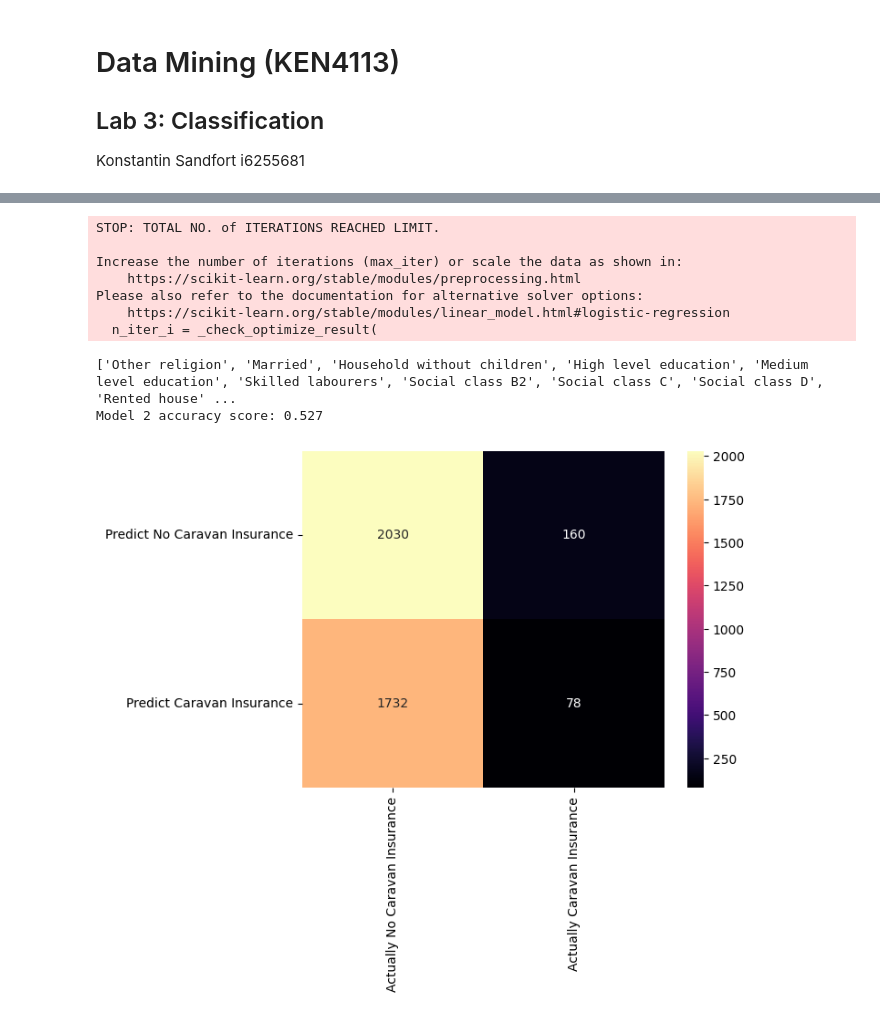
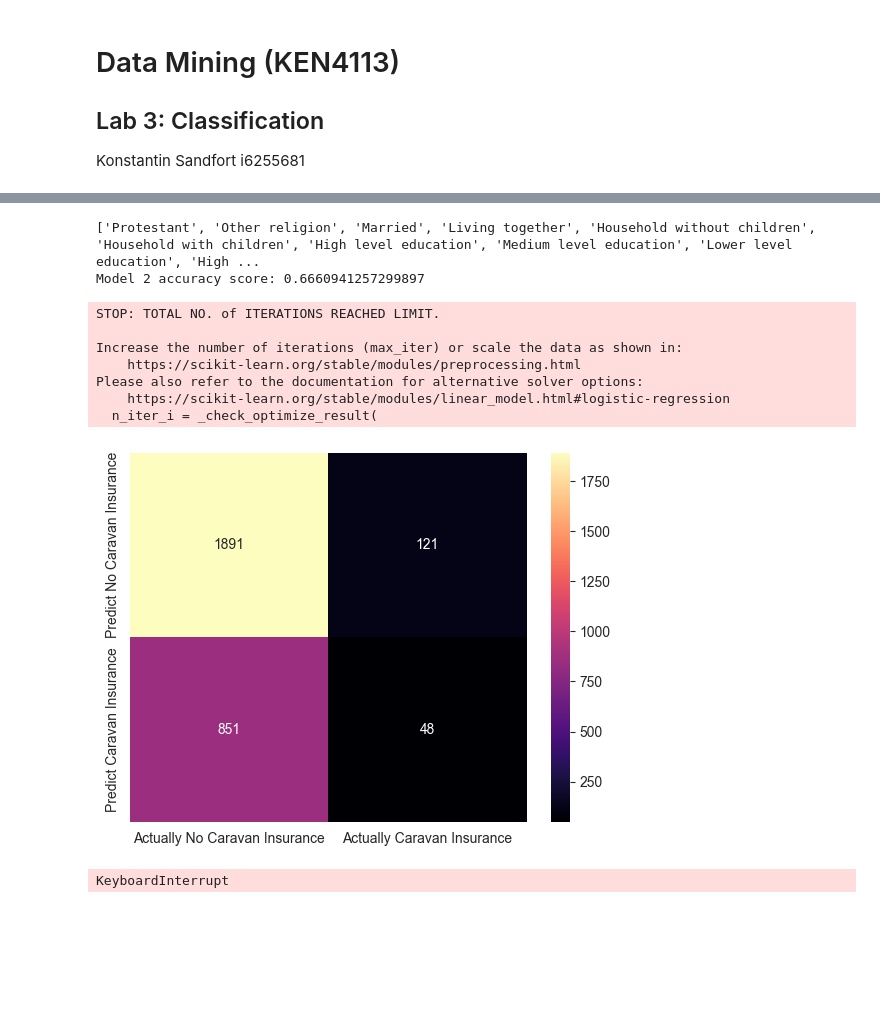
Before and after one commit to KSandfort/data_mining_course, a Jupyter notebook: lab3/lab3.ipynb, the cells around one changed output, grey strips where cells are left out. Cells and saved outputs as stored; diff of their text form; code cells hidden in the pictures; blank space fills up the shorter version.

```diff
--- a/lab3/lab3.ipynb
+++ b/lab3/lab3.ipynb
@@ -20,15 +25,9 @@ from sklearn.linear_model import LogisticRegression
 # Import data
 
 # Training Data
-data_train = pd.read_csv('caravan.csv')
-y_train = data_train.iloc[:, -1]
-data_train = data_train.drop(columns=['CARAVAN POLICY'])
-
-# Test Data
-data_test = pd.read_csv('caravanTest.csv')
-y_test = data_test.iloc[:, -1]
-
-data_test = data_test.drop(columns=['CARAVAN POLICY'])
+X = pd.read_csv('caravan.csv')
+y = X.iloc[:, -1]
+X = X.drop(columns=['CARAVAN POLICY'])
 
 pd.set_option('display.max_columns', None)
 # %%
@@ -43,15 +42,11 @@ def ohe(df, col_name, label):
                           drop_first=False)
     return cols
 
-data_train_ohe = ohe(data_train, 'Customer Subtype', 'l0')
-data_train_ohe = ohe(data_train_ohe, 'Customer main type', 'l2')
-
-data_test_ohe = ohe(data_test, 'Customer Subtype', 'l0')
-data_test_ohe = ohe(data_test_ohe, 'Customer main type', 'l2')
+X_ohe = ohe(X, 'Customer Subtype', 'l0')
+X_ohe = ohe(X_ohe, 'Customer main type', 'l2')
 
 # Standardize data (scaling and centering)
-data_train_ohe = preprocessing.StandardScaler().fit_transform(data_train_ohe)
-data_test_ohe = preprocessing.StandardScaler().fit_transform(data_test_ohe)
+X_ohe_std = preprocessing.StandardScaler().fit_transform(X_ohe)
 # %%
 # Model validation
 # Source: https://medium.com/analytics-vidhya/model-validation-for-classification-5ff4a0373090
@@ -61,6 +56,9 @@ def display_confusion_matrix(y_actual, y_pred):
     matrix = pd.DataFrame(matrix, columns=['Actually No Caravan Insurance', 'Actually Caravan Insurance'],
                                      index=['Predict No Caravan Insurance', 'Predict Caravan Insurance'])
     sns.heatmap(matrix, annot=True, cmap='magma', fmt='d')
+# %%
+# Split data into training-set and test-set
+X_train, X_test, y_train, y_test = train_test_split(X_ohe_std, y, test_size=0.5, random_state=0)
 # %%
 # Model 1: Logistical Regression with all features
 
@@ -84,41 +82,53 @@ Please also refer to the documentation for alternative solver options:
 # %%
 # --- Step 2: Feature Selection
 # Univariate Feature Selection
 
 def univariate_feature_selection(df, y, k_f):
     selector = SelectKBest(f_classif, k=k_f)
     selected = selector.fit_transform(df, y)
     selector.get_support()
     selected_features_mask = selector.get_support()
-    f_names = data_train.columns
+    f_names = X.columns
     col_names = [feature for feature, selected in zip(f_names, selected_features_mask) if selected]
     return selected, col_names
 
-ufs_train, col_names_train = univariate_feature_selection(data_train_ohe, y_train, 25)
-ufs_test, col_names_test = univariate_feature_selection(data_test_ohe, y_test, 25)
+X_train_ufs, col_names_train = univariate_feature_selection(X_train, y_train, 40)
+X_test_ufs, col_names_test = univariate_feature_selection(X_test, y_test, 40)
 
 log_reg_v2_model = LogisticRegression(verbose=False, penalty=None)
-log_reg_v2_model.fit(X=ufs_train, y=y_train)
-prediction_2 = log_reg_v2_model.predict(ufs_test)
+log_reg_v2_model.fit(X=X_train_ufs, y=y_train)
+prediction_2 = log_reg_v2_model.predict(X_test_ufs)
 
 print(col_names_train)
 
 
-score_2 = log_reg_v2_model.score(X=ufs_test, y=y_test)
+score_2 = log_reg_v2_model.score(X=X_test_ufs, y=y_test)
 print(f'Model 2 accuracy score: {score_2}')
 
 display_confusion_matrix(y_test, prediction_2)
 # %% [output]
-STOP: TOTAL NO. of ITERATIONS REACHED LIMIT.
-
-Increase the number of iterations (max_iter) or scale the data as shown in:
-    https://scikit-learn.org/stable/modules/preprocessing.html
-Please also refer to the documentation for alternative solver options:
-    https://scikit-learn.org/stable/modules/linear_model.html#logistic-regression
-  n_iter_i = _check_optimize_result(
+['Protestant', 'Other religion', 'Married', 'Living together', 'Household without children', 'Household with children', 'High level education', 'Medium level education', 'Lower level education', 'High ...
+Model 2 accuracy score: 0.6660941257299897
-['Other religion', 'Married', 'Household without children', 'High level education', 'Medium level education', 'Skilled labourers', 'Social class B2', 'Social class C', 'Social class D', 'Rented house' ...
-Model 2 accuracy score: 0.527
+STOP: TOTAL NO. of ITERATIONS REACHED LIMIT.
+
+Increase the number of iterations (max_iter) or scale the data as shown in:
+    https://scikit-learn.org/stable/modules/preprocessing.html
+Please also refer to the documentation for alternative solver options:
+    https://scikit-learn.org/stable/modules/linear_model.html#logistic-regression
+  n_iter_i = _check_optimize_result(
-[figure, old version]
+[figure, new version]
+# %%
+# Recursive Feature Selection
+
+estimator = SVR(kernel="linear")
+selector = RFE(estimator, n_features_to_select=10, step=1)
+X_rfs = selector.fit_transform(X, y)
+selected_features_mask = selector.get_support()
+f_names = X.columns
+col_names = [feature for feature, selected in zip(f_names, selected_features_mask) if selected]
+print(col_names)
+# %% [output]
+KeyboardInterrupt
 # %%
 # Decision Tree Classification
 # We use the original OHE data because the tree itself does feature selection
```
Also changed, not shown: parts of 7 cells of this notebook.
